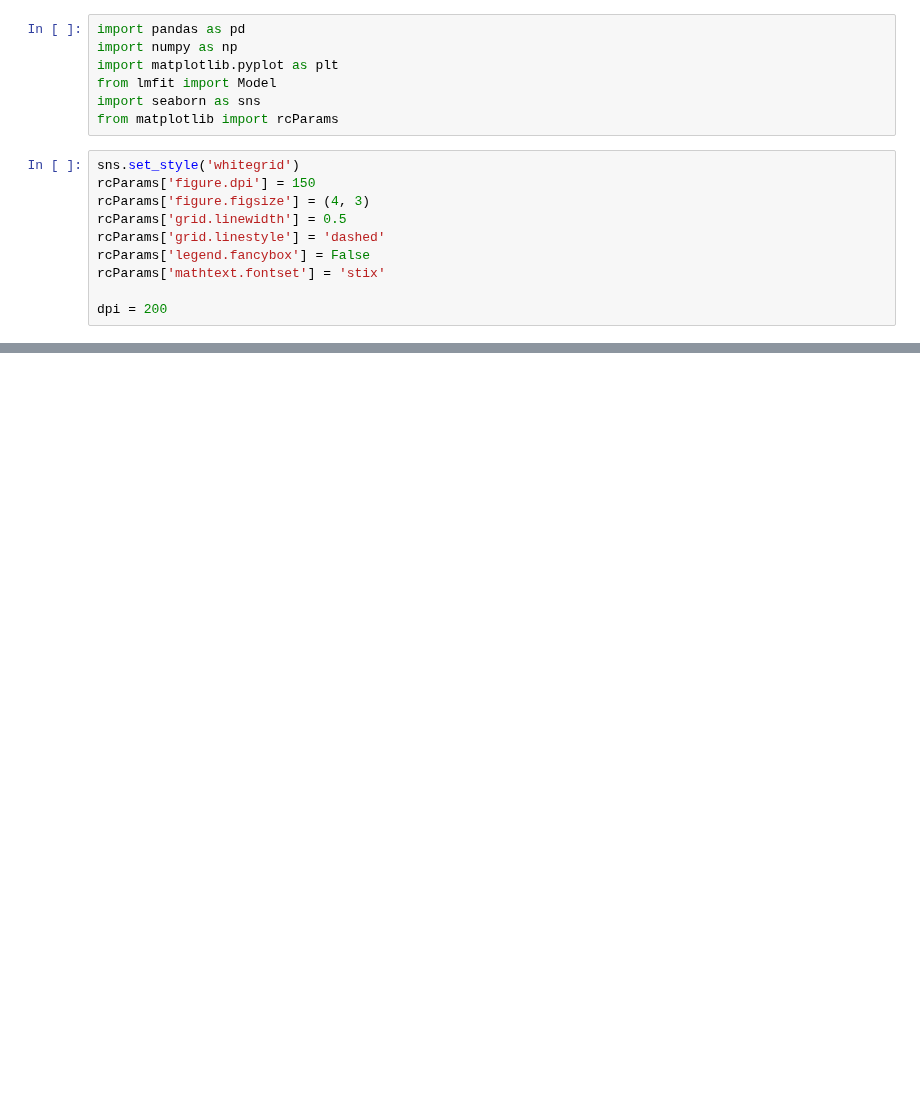
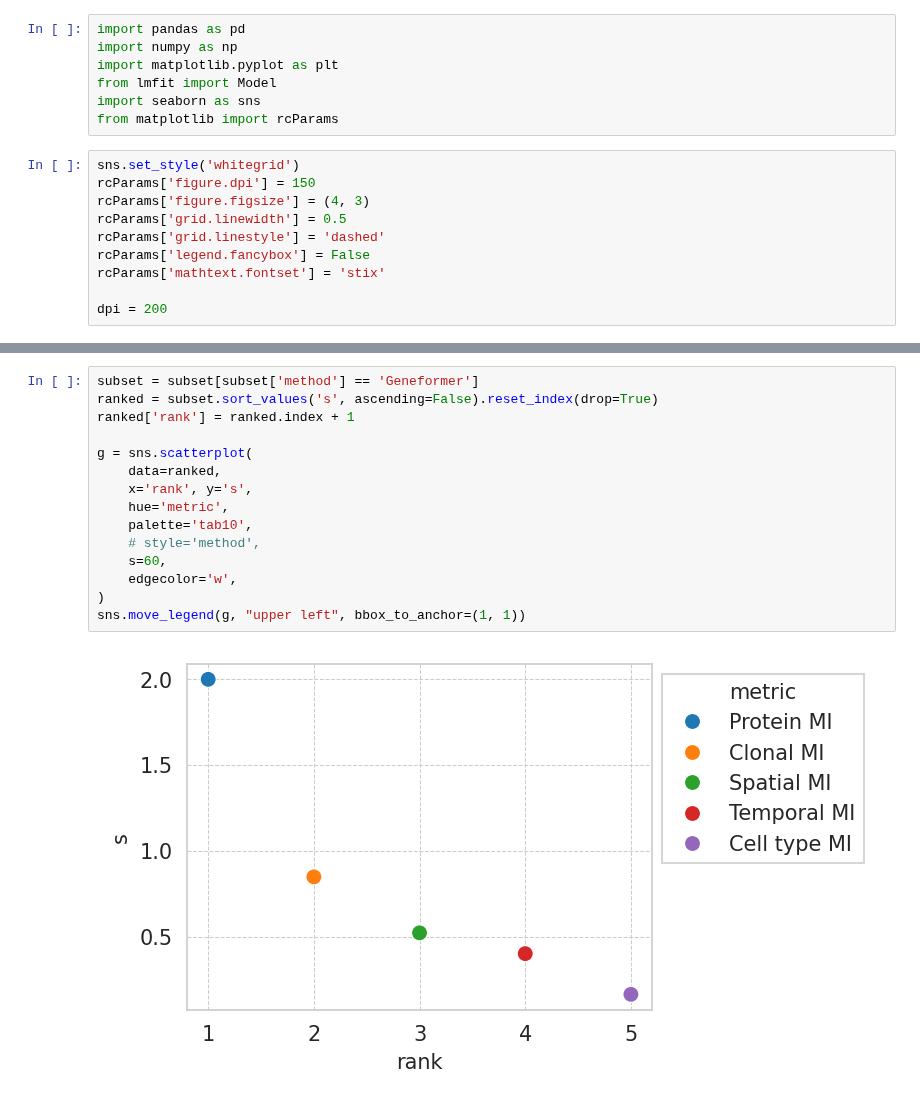
Before and after one commit to igor-sadalski/Scaling-up-measurement-noise-scaling-laws, a Jupyter notebook: analysis/cell_number_scaling.ipynb, the cells around one changed output, grey strips where cells are left out. Cells and saved outputs as stored; diff of their text form; blank space fills up the shorter version.

```diff
--- a/analysis/cell_number_scaling.ipynb
+++ b/analysis/cell_number_scaling.ipynb
@@ -147,0 +223,17 @@ plotting pre-computed data... go!
+# %%
+subset = subset[subset['method'] == 'Geneformer']
+ranked = subset.sort_values('s', ascending=False).reset_index(drop=True)
+ranked['rank'] = ranked.index + 1
+
+g = sns.scatterplot(
+    data=ranked,
+    x='rank', y='s',
+    hue='metric',
+    palette='tab10',
+    # style='method',
+    s=60,
+    edgecolor='w',
+)
+sns.move_legend(g, "upper left", bbox_to_anchor=(1, 1))
+# %% [output]
+[figure, added]
```
Also changed, not shown: parts of 8 cells of this notebook, 1 other file.
